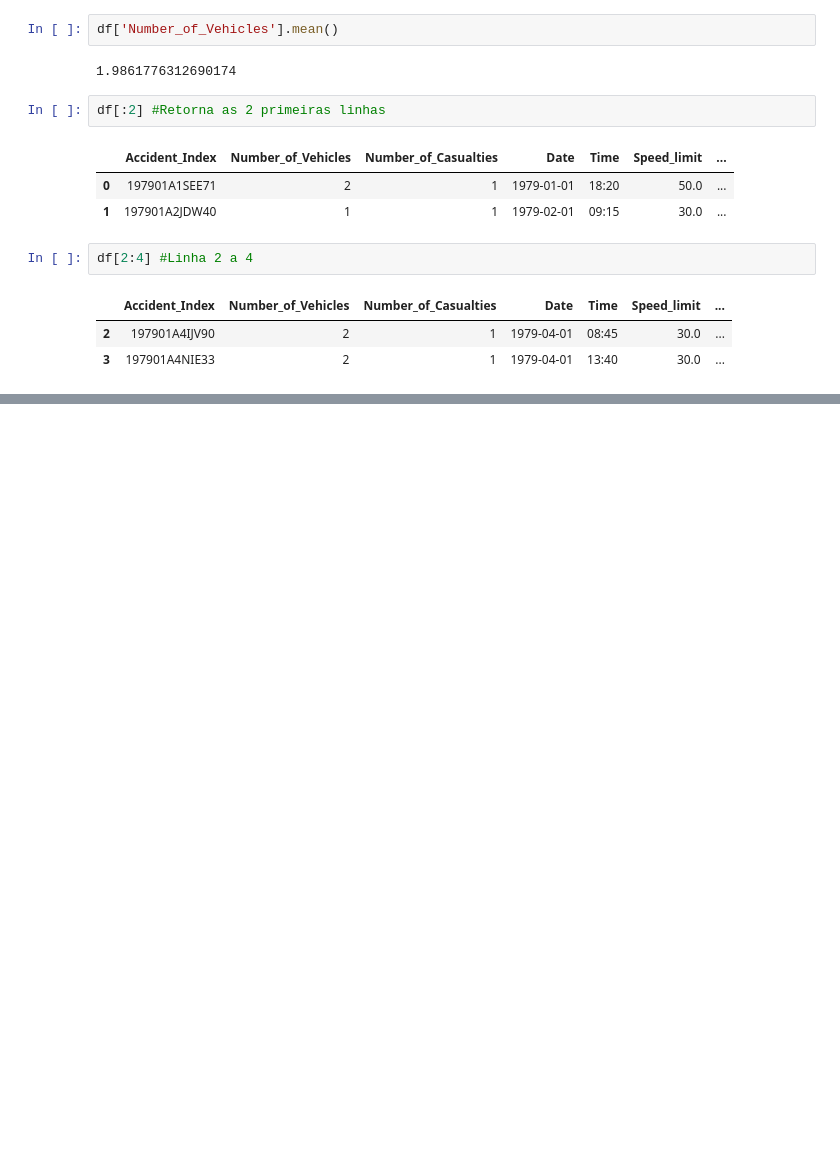
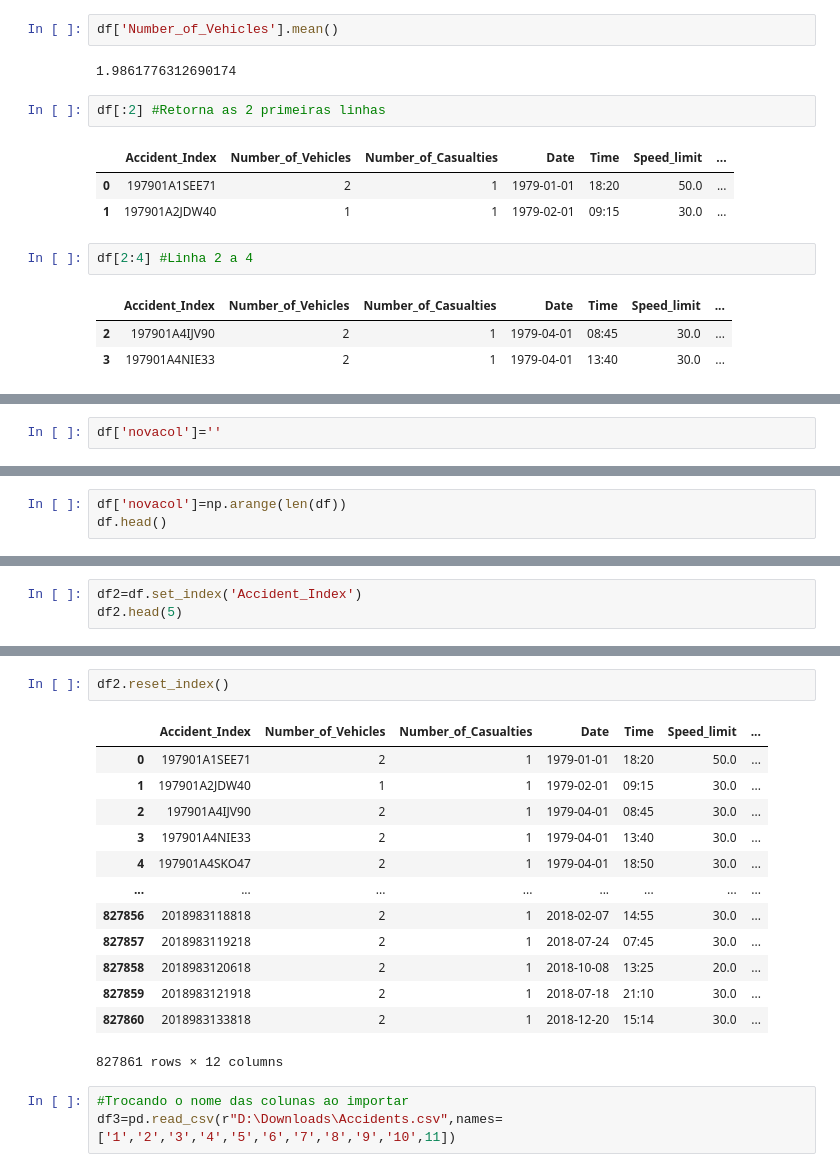
Before and after one commit to rafaelnpietro/DataScience, a Jupyter notebook: DSA/Pandas.ipynb, the cells around one changed output, grey strips where cells are left out. Drawn from its saved outputs; the diff is of its cells as text; blank space fills up the shorter version.

```diff
--- a/DSA/Pandas.ipynb
+++ b/DSA/Pandas.ipynb
@@ -106,0 +159,2 @@ df[2:4] #Linha 2 a 4
+# %%
+df['novacol']=''
@@ -106,0 +174,3 @@ df[2:4] #Linha 2 a 4
+# %%
+df['novacol']=np.arange(len(df))
+df.head()
@@ -106,0 +217,3 @@ df[2:4] #Linha 2 a 4
+# %%
+df2=df.set_index('Accident_Index')
+df2.head(5)
@@ -106,0 +296,19 @@ df[2:4] #Linha 2 a 4
+# %%
+df2.reset_index()
+# %% [output]
+|  | Accident_Index | Number_of_Vehicles | Number_of_Casualties | Date | Time | Speed_limit | ... |
+| 0 | 197901A1SEE71 | 2 | 1 | 1979-01-01 | 18:20 | 50.0 | ... |
+| 1 | 197901A2JDW40 | 1 | 1 | 1979-02-01 | 09:15 | 30.0 | ... |
+| 2 | 197901A4IJV90 | 2 | 1 | 1979-04-01 | 08:45 | 30.0 | ... |
+| 3 | 197901A4NIE33 | 2 | 1 | 1979-04-01 | 13:40 | 30.0 | ... |
+| 4 | 197901A4SKO47 | 2 | 1 | 1979-04-01 | 18:50 | 30.0 | ... |
+| ... | ... | ... | ... | ... | ... | ... | ... |
+| 827856 | 2018983118818 | 2 | 1 | 2018-02-07 | 14:55 | 30.0 | ... |
+| 827857 | 2018983119218 | 2 | 1 | 2018-07-24 | 07:45 | 30.0 | ... |
+| 827858 | 2018983120618 | 2 | 1 | 2018-10-08 | 13:25 | 20.0 | ... |
+| 827859 | 2018983121918 | 2 | 1 | 2018-07-18 | 21:10 | 30.0 | ... |
+| 827860 | 2018983133818 | 2 | 1 | 2018-12-20 | 15:14 | 30.0 | ... |
+827861 rows × 12 columns
+# %%
+#Trocando o nome das colunas ao importar
+df3=pd.read_csv(r"D:\Downloads\Accidents.csv",names=['1','2','3','4','5','6','7','8','9','10',11])
```
Also changed, not shown: parts of 49 cells of this notebook, 1 other file.
